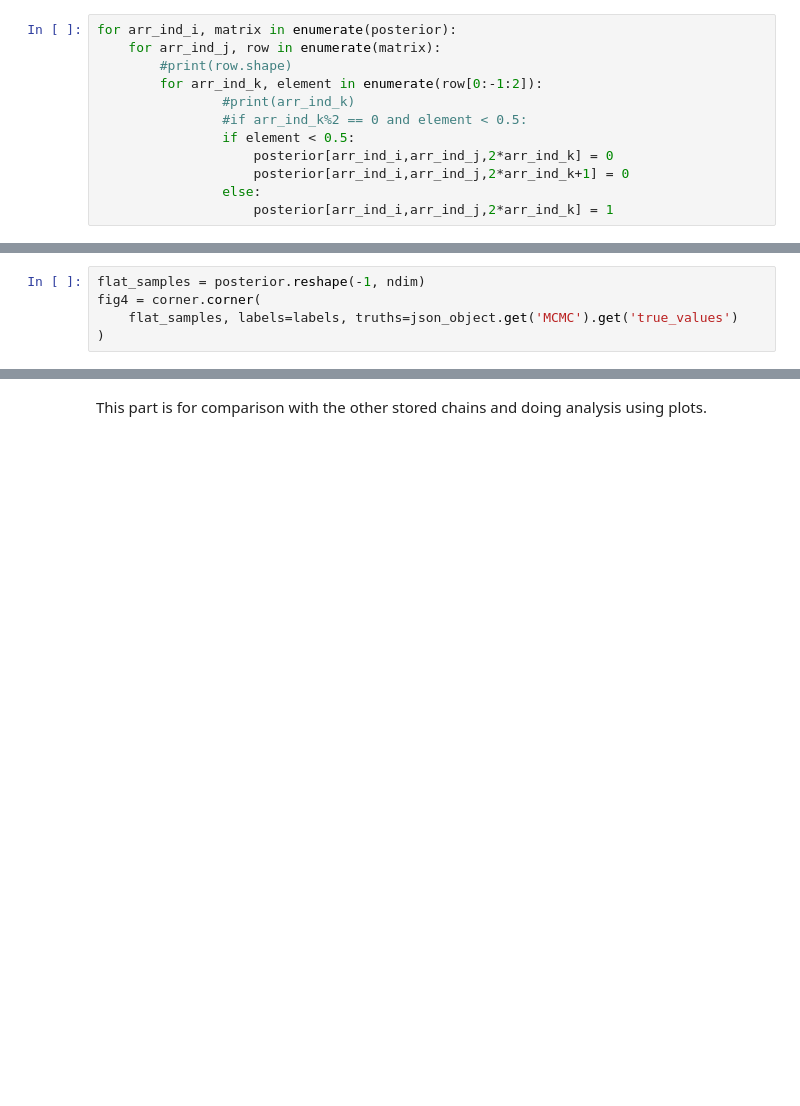
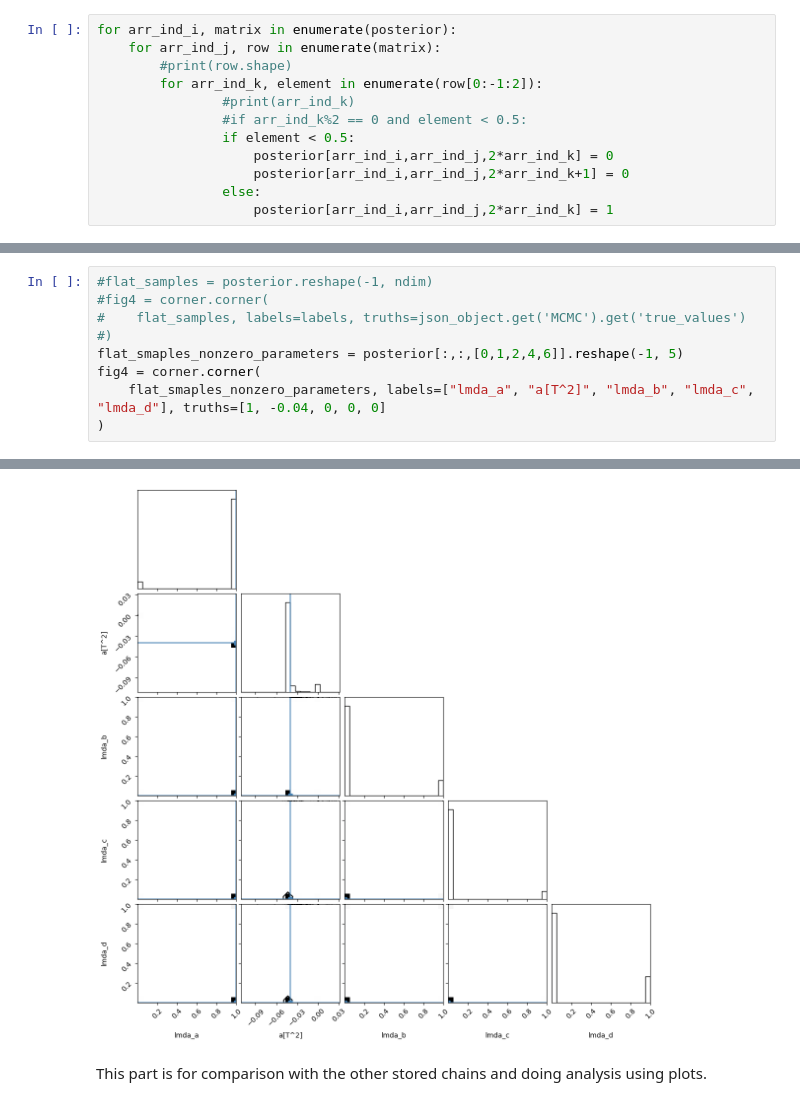
Before and after one commit to BAMresearch/FenicsConcrete, a Jupyter notebook: probabilistic_identification/spikeslab_linear_elasiticity/example_lin_elasticity_spikeslab_uniform.ipynb, the cells around one changed output, grey strips where cells are left out. Saved outputs shown, nothing was run; the diff lists cells and outputs as text; blank space fills up the shorter version.

```diff
--- a/probabilistic_identification/spikeslab_linear_elasiticity/example_lin_elasticity_spikeslab_uniform.ipynb
+++ b/probabilistic_identification/spikeslab_linear_elasiticity/example_lin_elasticity_spikeslab_uniform.ipynb
@@ -313,5 +323,10 @@ axes[-1].set_xlabel("step number")
 # %%
-flat_samples = posterior.reshape(-1, ndim)
+#flat_samples = posterior.reshape(-1, ndim)
+#fig4 = corner.corner(
+#    flat_samples, labels=labels, truths=json_object.get('MCMC').get('true_values')
+#)
+flat_smaples_nonzero_parameters = posterior[:,:,[0,1,2,4,6]].reshape(-1, 5)
 fig4 = corner.corner(
-    flat_samples, labels=labels, truths=json_object.get('MCMC').get('true_values')
+    flat_smaples_nonzero_parameters, labels=["lmda_a", "a[T^2]", "lmda_b", "lmda_c", "lmda_d"], truths=[1, -0.04, 0, 0, 0]
 )
+# %% [output]
@@ -318,3 +343,4 @@ fig4 = corner.corner(
+[figure, added]
 # %% [markdown]
 This part is for comparison with the other stored chains and doing analysis using plots.
 # %%
```
Also changed, not shown: parts of 6 cells of this notebook, 4 other files.
